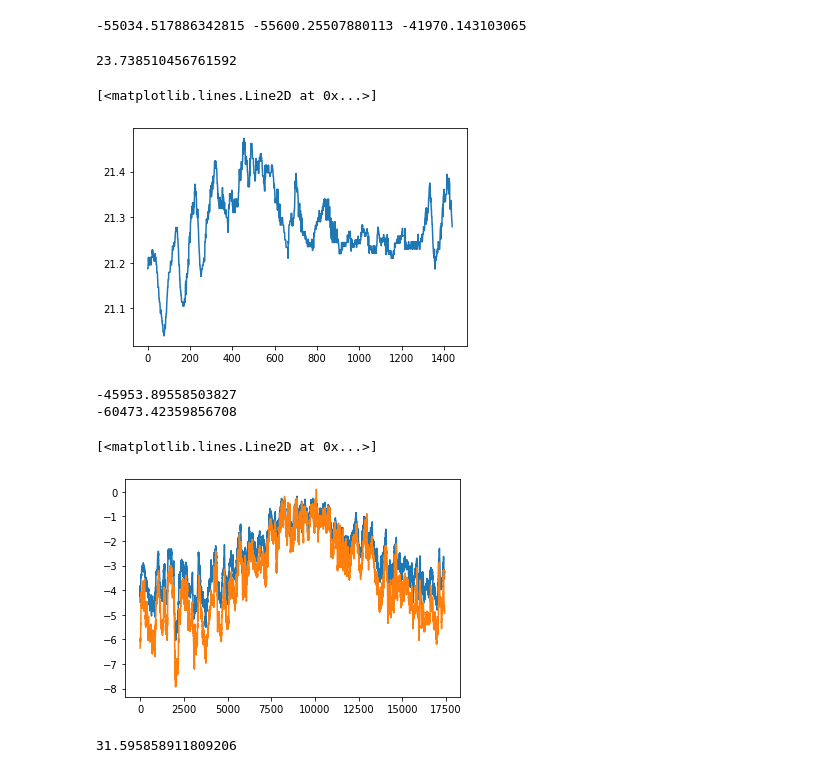
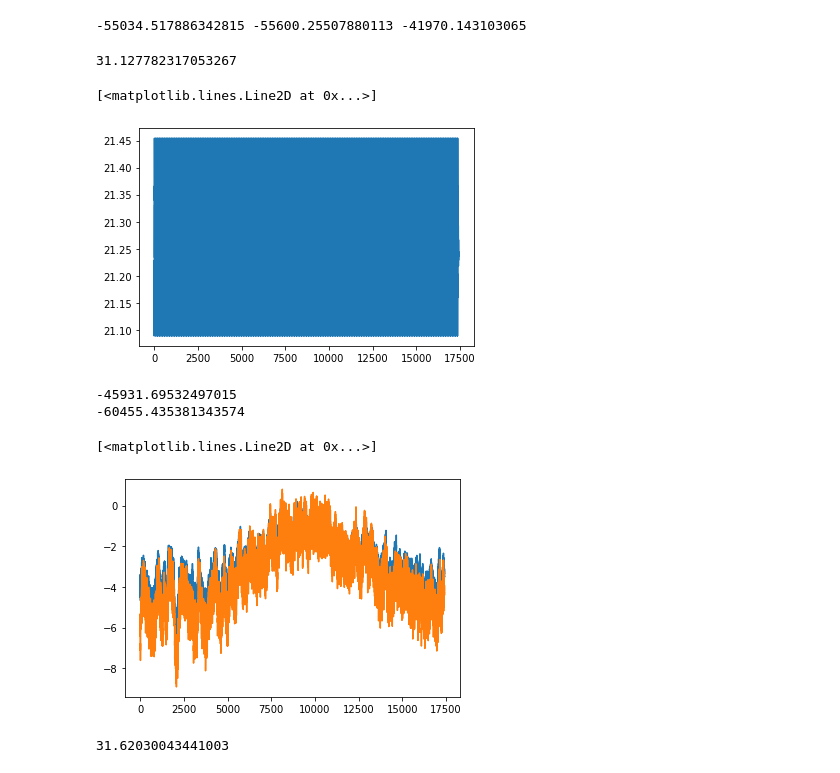
Before and after one commit to sanjin94/HTool-dev, a Jupyter notebook: initial_notebook/heat_transfer_pilot.ipynb, the cells around one changed output. Saved outputs shown, nothing was run; the diff lists cells and outputs as text; code cells hidden in the pictures.

```diff
--- a/initial_notebook/heat_transfer_pilot.ipynb
+++ b/initial_notebook/heat_transfer_pilot.ipynb
@@ -749,21 +749,33 @@ print(Q_calc, Q_U, Q_calc2)
 # %% [output]
 -55034.517886342815 -55600.25507880113 -41970.143103065
 # %%
-abs((Q_calc - Q_calc2) / Q_calc)*100
+abs((Q_calc - Q_calc2) / Q_calc2)*100
 # %% [output]
-23.738510456761592
+31.127782317053267
 # %%
 name = 'TRSYS01_Public-beton.dat'
 index = RawData_index(name, '2021-12-15 06:00', '2021-12-16 06:00')
 first, last = index.dfinit()
 columns = index.cols()
 series = RawData_series(name, first, last, columns)
 vectors = series.ex_vect()
 indoor = vectors[0]
+indoor_day = indoor[0]
+for i in range(len(indoor)):
+    if i % 30 == 0:
+        indoor_day = np.append(indoor_day, indoor[i])
+indoor = np.copy(indoor_day)
+for i in range(len(indoor_day)):
+    indoor = np.append(indoor, indoor_day[-i - 1])
+help = [indoor]
+for i in range(int(366/2)):
+    help = np.append(help, indoor)
+indoor = np.copy(help)[0:len(outdoor)]
+
 plt.plot(indoor)
 # %% [output]
 [<matplotlib.lines.Line2D at 0x...>]
-[figure, old version]
+[figure, new version]
 # %%
 test_materijal3 = Material()
 test_materijal3.new_material('izolacija', cond=0.04, rho=40, c=1030, l=0.16)
@@ -799,11 +811,11 @@ print(Q_calc4)
 plt.plot(q_calc3)
 plt.plot(q_calc4)
 # %% [output]
--45953.89558503827
--60473.42359856708
+-45931.69532497015
+-60455.435381343574
 [<matplotlib.lines.Line2D at 0x...>]
-[figure, old version]
+[figure, new version]
 # %%
 abs((Q_calc3 - Q_calc4)/Q_calc3) * 100
 # %% [output]
-31.595858911809206
+31.62030043441003
```
Also changed, not shown: parts of 1 cell of this notebook.
